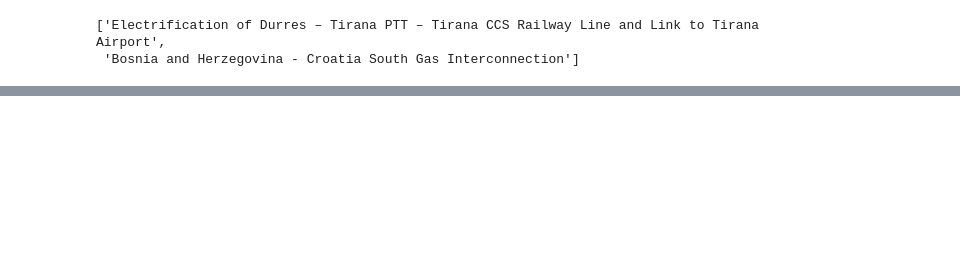
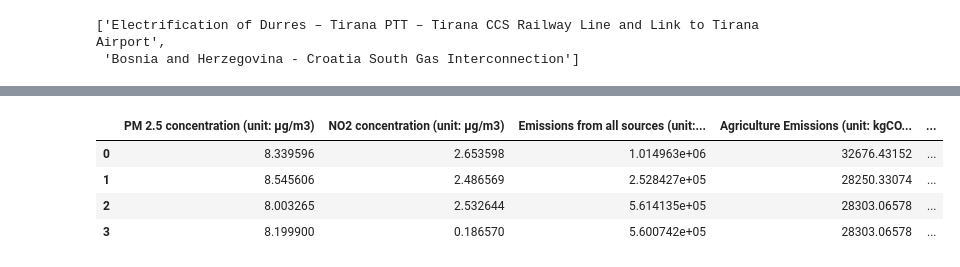
Before and after one commit to sonleh96/wb-ldt-de, a Jupyter notebook: test.ipynb, the cells around one changed output, grey strips where cells are left out. Drawn from its saved outputs; the diff is of its cells as text; code cells hidden in the pictures; blank space fills up the shorter version.

```diff
--- a/test.ipynb
+++ b/test.ipynb
@@ -346,0 +385,15 @@ df_indicatorlist = pd.read_csv(r"D:\Work\WB\wb-ldt-de\Indicator List v2.csv", de
+# %%
+df_ind = ind_full[(ind_full['ENGLISH_NAME'] == region)][code_list]
+code_name_dict = {}
+for i in range(len(code_list)):
+    code_name_dict[code_list[i]] = name_list[i]
+
+df_ind = df_ind.rename(code_name_dict, axis=1)
+# %%
+df_ind
+# %% [output]
+|  | PM 2.5 concentration (unit: µg/m3) | NO2 concentration (unit: µg/m3) | Emissions from all sources (unit:... | Agriculture Emissions (unit: kgCO... | ... |
+| 0 | 8.339596 | 2.653598 | 1.014963e+06 | 32676.43152 | ... |
+| 1 | 8.545606 | 2.486569 | 2.528427e+05 | 28250.33074 | ... |
+| 2 | 8.003265 | 2.532644 | 5.614135e+05 | 28303.06578 | ... |
+| 3 | 8.199900 | 0.186570 | 5.600742e+05 | 28303.06578 | ... |
```
Also changed, not shown: parts of 7 cells of this notebook, 1 other file.
